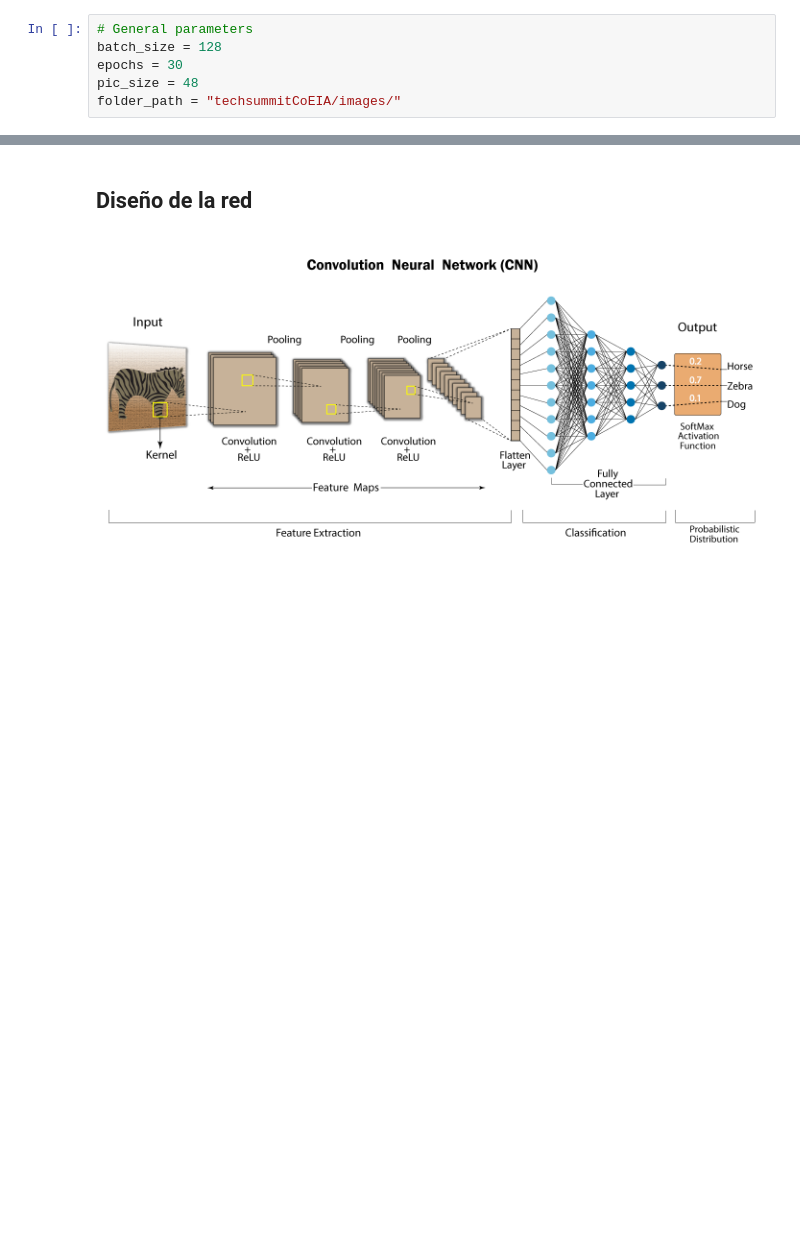
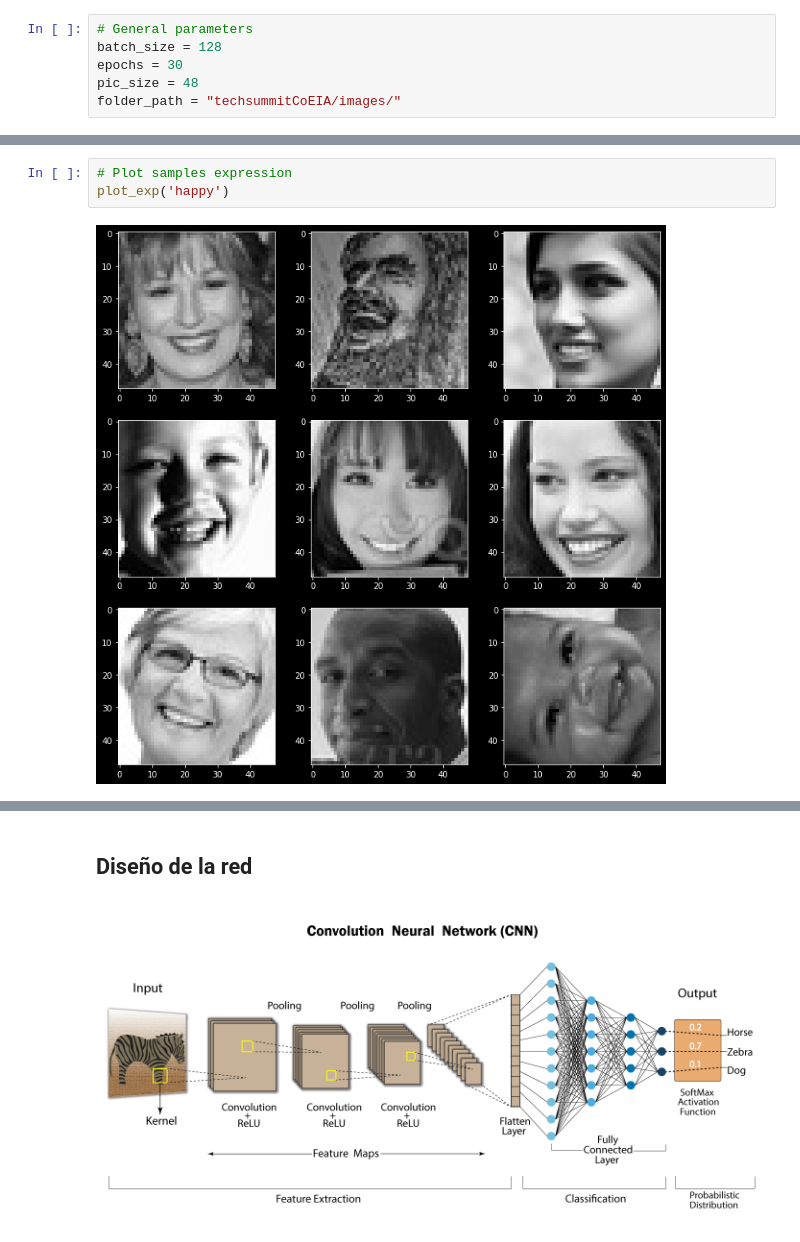
Before and after one commit to btubay/techsummitCoEIA, a Jupyter notebook: techSummit.ipynb, the cells around one changed output, grey strips where cells are left out. Drawn from its saved outputs; the diff is of its cells as text; blank space fills up the shorter version.

```diff
--- a/techSummit.ipynb
+++ b/techSummit.ipynb
@@ -89,3 +72,8 @@ plot_dist(test_dict, "Test data")
+# %%
+# Plot samples expression
+plot_exp('happy')
+# %% [output]
+[figure, new version]
 # %%
 # Generate train and validation data
 
```
Also changed, not shown: parts of 13 cells of this notebook.
